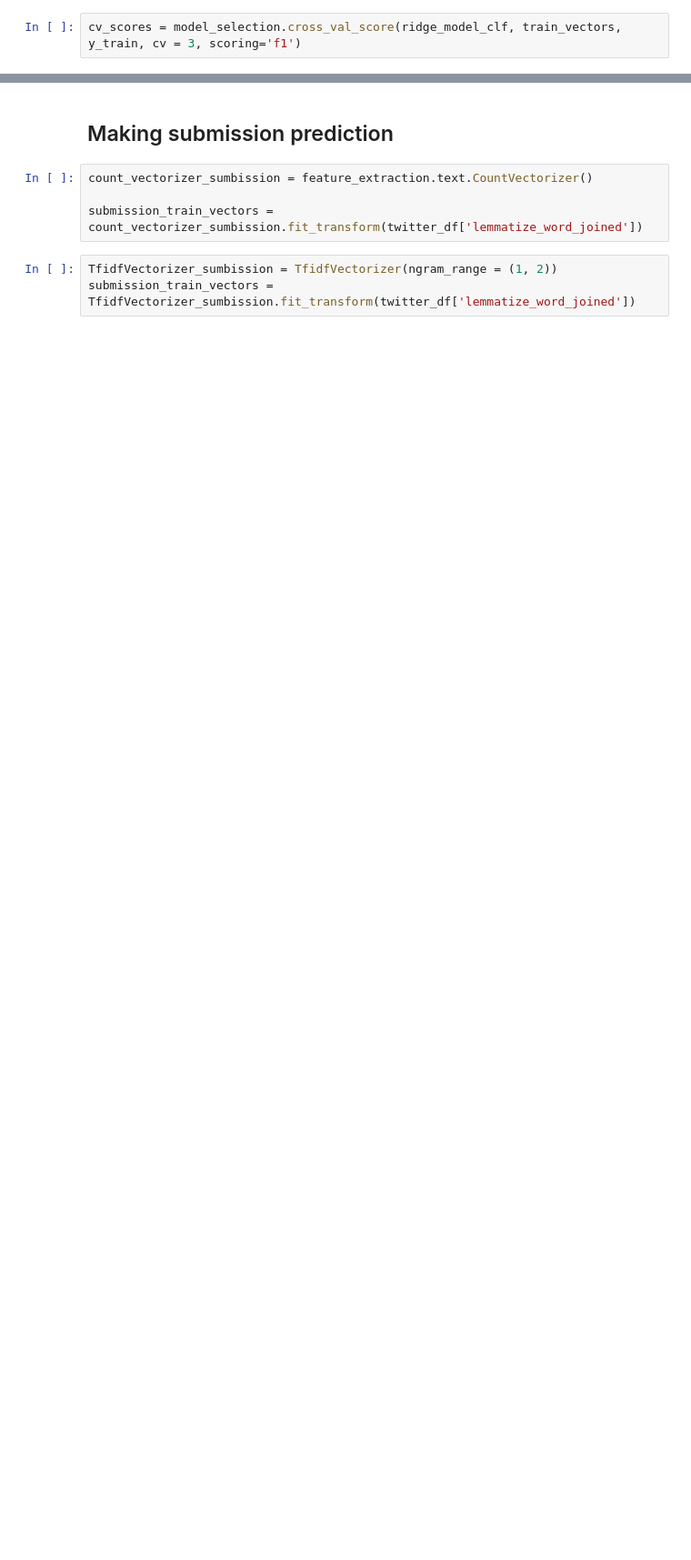
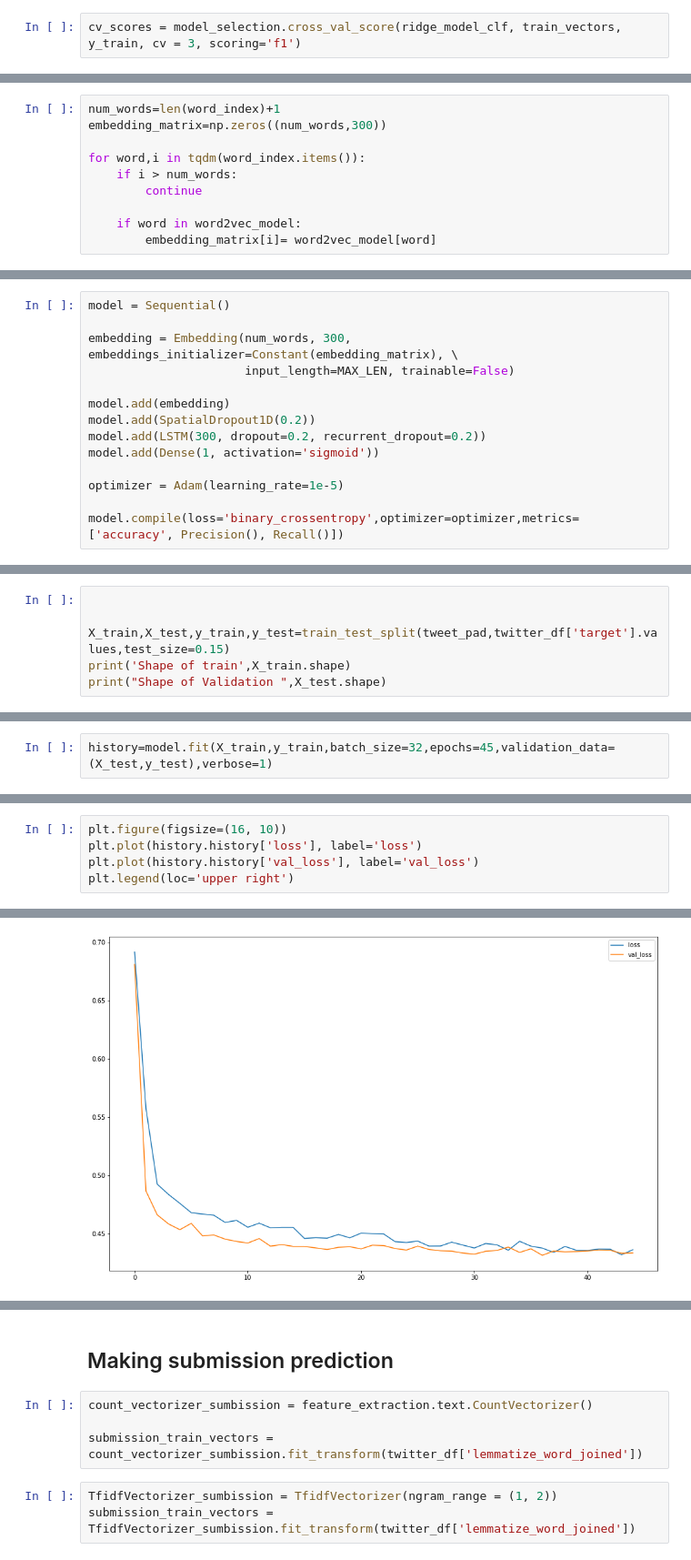
Before and after one commit to Barten74/Kaggle_competitions, a Jupyter notebook: NLP_with_Disaster_Tweets.ipynb, the cells around one changed output, grey strips where cells are left out. Shown: that part at 91% size. Cells and saved outputs as stored; diff of their text form; blank space fills up the shorter version.

Commit message:
LSTM result 0.79650

```diff
--- a/NLP_with_Disaster_Tweets.ipynb
+++ b/NLP_with_Disaster_Tweets.ipynb
@@ -628,0 +485,10 @@ array([ 0.08722796,  0.02663749,  0.16378348,  0.11422294, -0.08007812,
+# %%
+num_words=len(word_index)+1
+embedding_matrix=np.zeros((num_words,300))
+
+for word,i in tqdm(word_index.items()):
+    if i > num_words:
+        continue
+
+    if word in word2vec_model:
+        embedding_matrix[i]= word2vec_model[word]
@@ -628,0 +514,14 @@ array([ 0.08722796,  0.02663749,  0.16378348,  0.11422294, -0.08007812,
+# %%
+model = Sequential()
+
+embedding = Embedding(num_words, 300, embeddings_initializer=Constant(embedding_matrix), \
+                      input_length=MAX_LEN, trainable=False)
+
+model.add(embedding)
+model.add(SpatialDropout1D(0.2))
+model.add(LSTM(300, dropout=0.2, recurrent_dropout=0.2))
+model.add(Dense(1, activation='sigmoid'))
+
+optimizer = Adam(learning_rate=1e-5)
+
+model.compile(loss='binary_crossentropy',optimizer=optimizer,metrics=['accuracy', Precision(), Recall()])
@@ -628,0 +551,6 @@ array([ 0.08722796,  0.02663749,  0.16378348,  0.11422294, -0.08007812,
+# %%
+
+
+X_train,X_test,y_train,y_test=train_test_split(tweet_pad,twitter_df['target'].values,test_size=0.15)
+print('Shape of train',X_train.shape)
+print("Shape of Validation ",X_test.shape)
@@ -628,0 +583,2 @@ array([ 0.08722796,  0.02663749,  0.16378348,  0.11422294, -0.08007812,
+# %%
+history=model.fit(X_train,y_train,batch_size=32,epochs=45,validation_data=(X_test,y_test),verbose=1)
@@ -628,0 +607,6 @@ array([ 0.08722796,  0.02663749,  0.16378348,  0.11422294, -0.08007812,
+# %%
+plt.figure(figsize=(16, 10))
+plt.plot(history.history['loss'], label='loss')
+plt.plot(history.history['val_loss'], label='val_loss')
+plt.legend(loc='upper right')
+# %% [output]
@@ -628,0 +614 @@ array([ 0.08722796,  0.02663749,  0.16378348,  0.11422294, -0.08007812,
+[figure, added]
```
Also changed, not shown: parts of 67 cells of this notebook.
